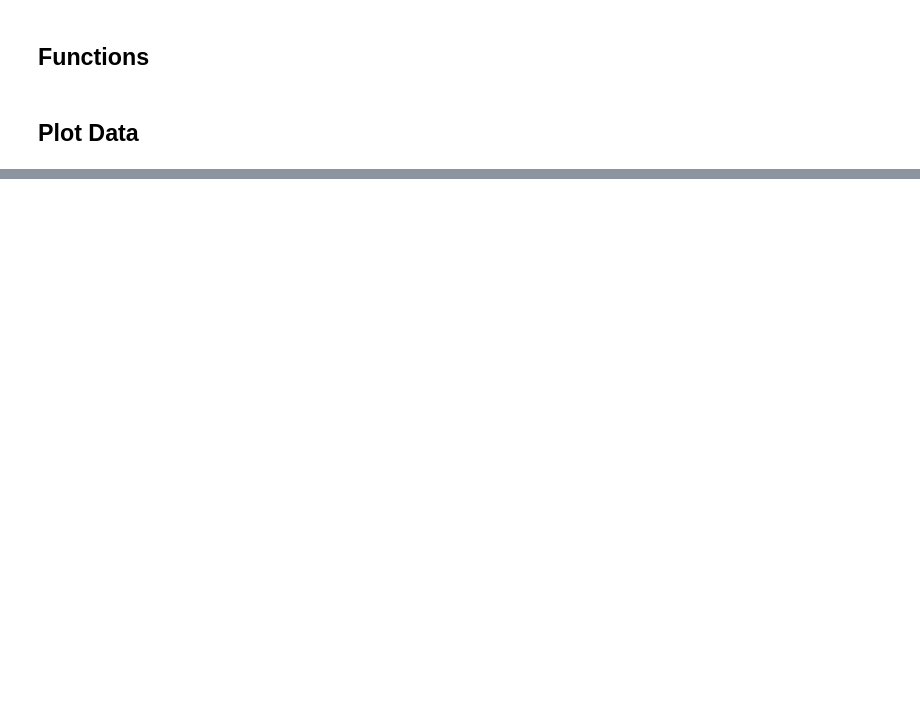
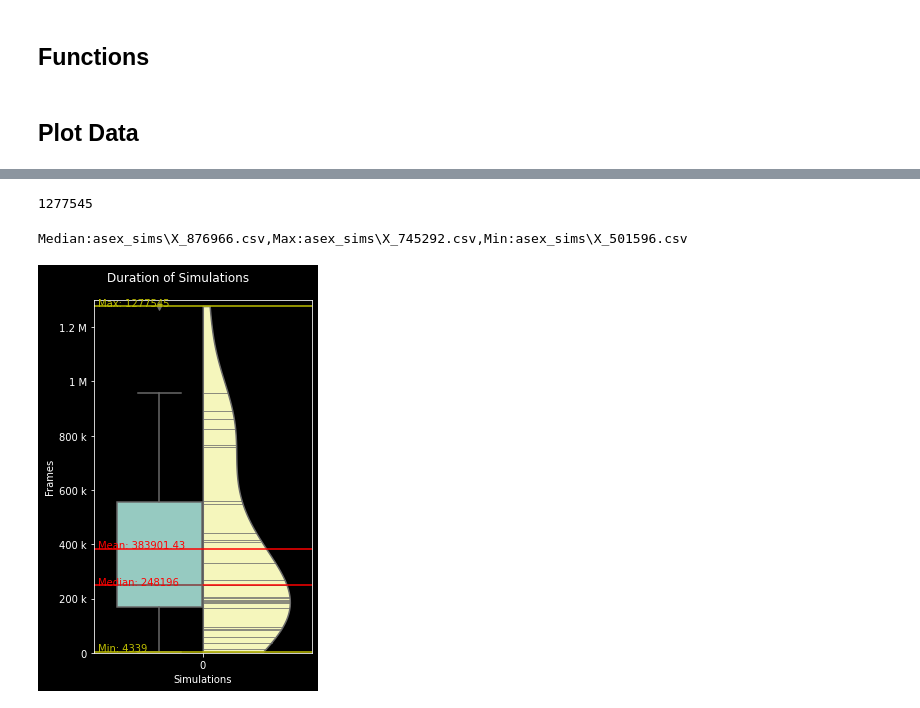
Before and after one commit to oliverweissl/CollectiveIntelligence-Project, a Jupyter notebook: Bonus/analysis.ipynb, the cells around one changed output, grey strips where cells are left out. Saved outputs shown, nothing was run; the diff lists cells and outputs as text; code cells hidden in the pictures; blank space fills up the shorter version.

```diff
--- a/Bonus/analysis.ipynb
+++ b/Bonus/analysis.ipynb
@@ -156,6 +180,7 @@ def draw_boxp(dat,runs,size=None,name=None):
     m = list(dat).index(vals[3])
     mn = list(dat).index(vals[2])
     print(f"Median:{runs[s]},Max:{runs[m]},Min:{runs[mn]}")
+    return runs[s], runs[m], runs[mn]
 # %%
 def score(dat,tpe = "csv", plot=True, name = None):
     df = extract(dat, tpe = tpe)
@@ -326,5 +350,6 @@ Median:X_4179.csv,Max:X_37247.csv,Min:X_12569.csv
 # %%
-dfs = glob.glob("X_sexual*.csv")
+
+dfs = glob.glob(f"{sim_type}\X_*.csv")
 # %%
 mms = []
 mvs = []
@@ -397,0 +384,13 @@ score("X_sexual_296252.csv", name ="X_sexual_296252.csv")
+# %%
+lens = []
+for df in tqdm(dfs):
+    dat = extract(df)
+    lens.append(dat["frame"][-1])
+print(max(lens))
+# %% [output]
+1277545
+# %%
+median,_,_ = draw_boxp(lens,dfs,1300000,name=f"{sim_type}_300k")
+# %% [output]
+Median:asex_sims\X_876966.csv,Max:asex_sims\X_745292.csv,Min:asex_sims\X_501596.csv
+[figure, added]
```
Also changed, not shown: parts of 19 cells of this notebook.
